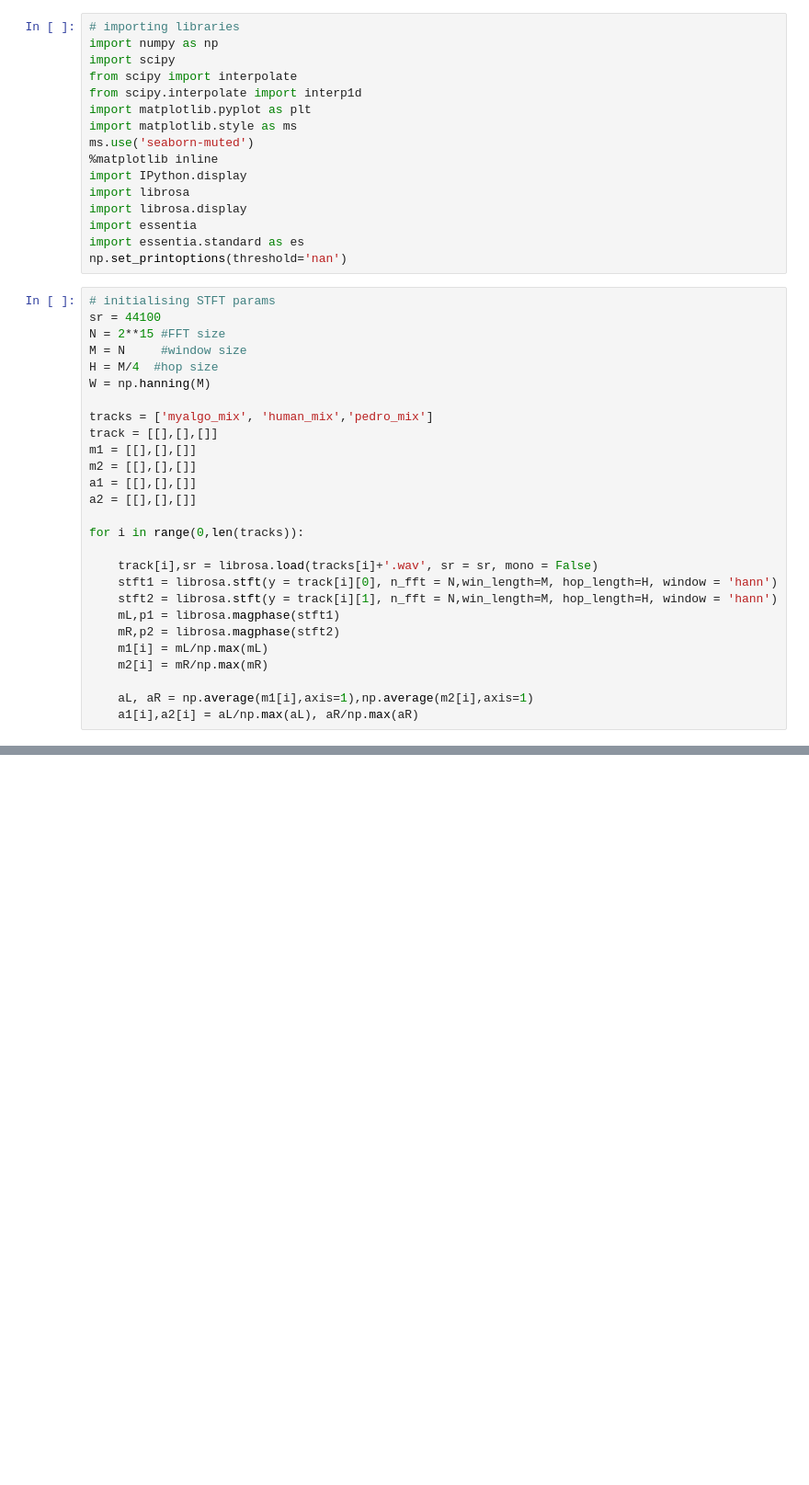
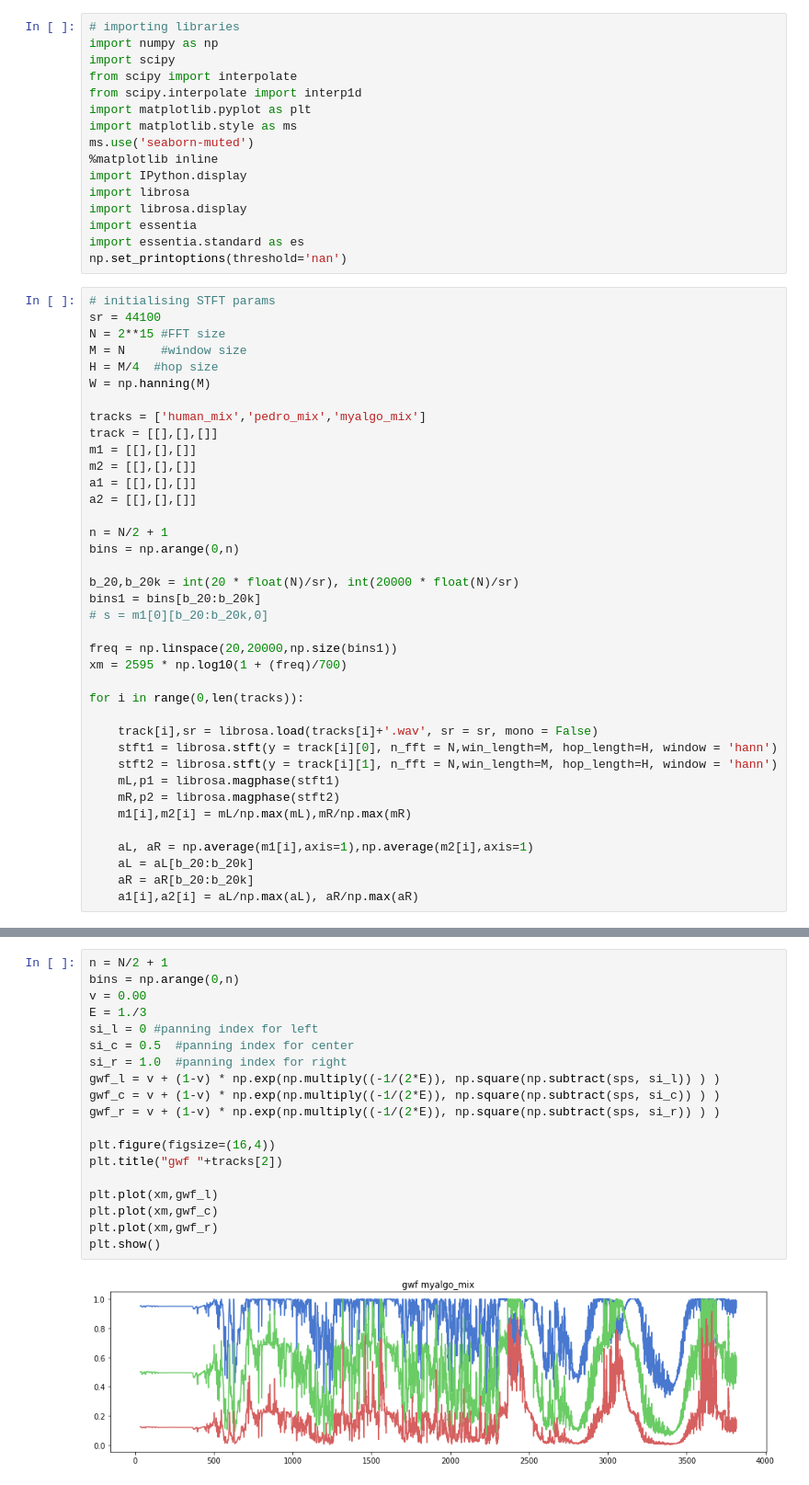
Before and after one commit to ajintom/auto-spatial, a Jupyter notebook: final/objective_analysis.ipynb, the cells around one changed output, grey strips where cells are left out. Shown at 92% size. Saved outputs shown, nothing was run; the diff lists cells and outputs as text; blank space fills up the shorter version.

```diff
--- a/final/objective_analysis.ipynb
+++ b/final/objective_analysis.ipynb
@@ -22,12 +22,22 @@ M = N     #window size
 H = M/4  #hop size
 W = np.hanning(M)
 
-tracks = ['myalgo_mix', 'human_mix','pedro_mix']
+tracks = ['human_mix','pedro_mix','myalgo_mix']
 track = [[],[],[]]
 m1 = [[],[],[]]
 m2 = [[],[],[]]
 a1 = [[],[],[]]
 a2 = [[],[],[]]
+
+n = N/2 + 1
+bins = np.arange(0,n)
+
+b_20,b_20k = int(20 * float(N)/sr), int(20000 * float(N)/sr)
+bins1 = bins[b_20:b_20k]
+# s = m1[0][b_20:b_20k,0]
+
+freq = np.linspace(20,20000,np.size(bins1))
+xm = 2595 * np.log10(1 + (freq)/700)
 
 for i in range(0,len(tracks)):
 
@@ -36,10 +46,11 @@ for i in range(0,len(tracks)):
     stft2 = librosa.stft(y = track[i][1], n_fft = N,win_length=M, hop_length=H, window = 'hann')
     mL,p1 = librosa.magphase(stft1)
     mR,p2 = librosa.magphase(stft2)
-    m1[i] = mL/np.max(mL)
-    m2[i] = mR/np.max(mR)
+    m1[i],m2[i] = mL/np.max(mL),mR/np.max(mR)
 
     aL, aR = np.average(m1[i],axis=1),np.average(m2[i],axis=1)
+    aL = aL[b_20:b_20k]
+    aR = aR[b_20:b_20k]
     a1[i],a2[i] = aL/np.max(aL), aR/np.max(aR)
 # %%
 def coh(mx, my):
@@ -111,0 +254,21 @@ Overall spectral balance =  0.586513
+# %%
+n = N/2 + 1
+bins = np.arange(0,n)
+v = 0.00
+E = 1./3
+si_l = 0 #panning index for left
+si_c = 0.5  #panning index for center
+si_r = 1.0  #panning index for right
+gwf_l = v + (1-v) * np.exp(np.multiply((-1/(2*E)), np.square(np.subtract(sps, si_l)) ) )
+gwf_c = v + (1-v) * np.exp(np.multiply((-1/(2*E)), np.square(np.subtract(sps, si_c)) ) )
+gwf_r = v + (1-v) * np.exp(np.multiply((-1/(2*E)), np.square(np.subtract(sps, si_r)) ) )
+
+plt.figure(figsize=(16,4))
+plt.title("gwf "+tracks[2])
+
+plt.plot(xm,gwf_l)
+plt.plot(xm,gwf_c)
+plt.plot(xm,gwf_r)
+plt.show()
+# %% [output]
+[figure, added]
```
Also changed, not shown: parts of 3 cells of this notebook, 1 other file.
